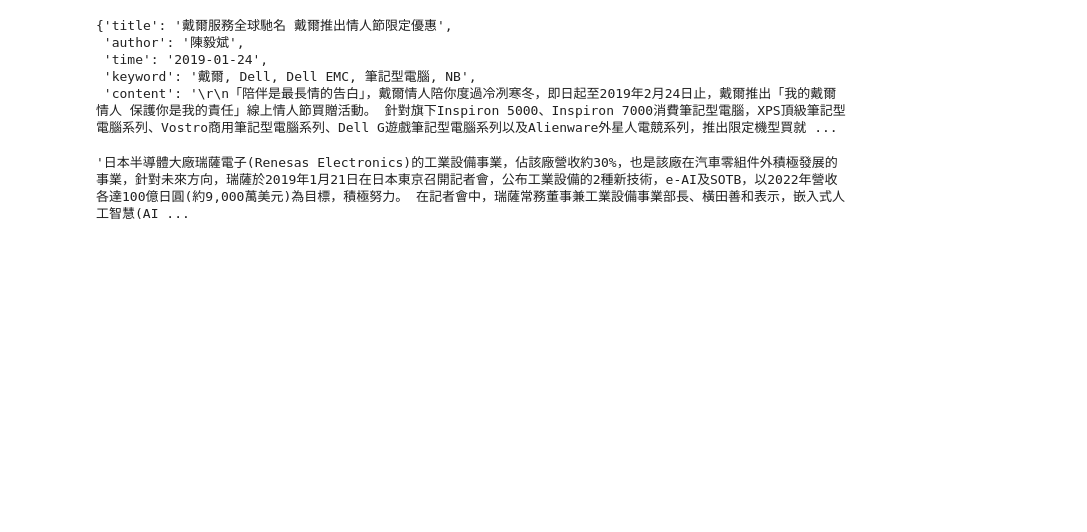
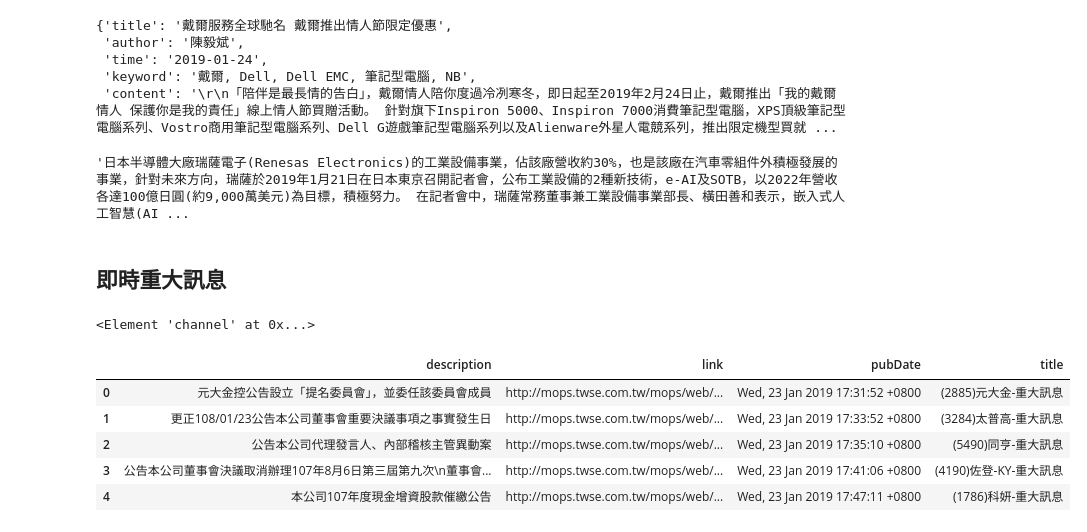
Before and after one commit to ywchiu/cathaysitecrawler, a Jupyter notebook: Demo20190124.ipynb, the cells around one changed output. Drawn from its saved outputs; the diff is of its cells as text; code cells hidden in the pictures; blank space fills up the shorter version.

```diff
--- a/Demo20190124.ipynb
+++ b/Demo20190124.ipynb
@@ -395,3 +395,16 @@ soup = BeautifulSoup(res.text, 'html.parser')
 ' '.join([p.text for p in soup.select('.main_p')]).split('function')[0].strip()
 # %% [output]
 '日本半導體大廠瑞薩電子(Renesas Electronics)的工業設備事業，佔該廠營收約30%，也是該廠在汽車零組件外積極發展的事業，針對未來方向，瑞薩於2019年1月21日在日本東京召開記者會，公布工業設備的2種新技術，e-AI及SOTB，以2022年營收各達100億日圓(約9,000萬美元)為目標，積極努力。 在記者會中，瑞薩常務董事兼工業設備事業部長、橫田善和表示，嵌入式人工智慧(AI ...
+# %% [markdown]
+## 即時重大訊息
+# %%
+import requests
+from bs4 import BeautifulSoup
+import xml.etree.ElementTree as ET
+res = requests.get('http://mops.twse.com.tw/nas/rss/mopsrss201001.xml')
+
+root = ET.fromstring(res.text)
+# %%
+root.find('channel')
+# %% [output]
+<Element 'channel' at 0x...>
@@ -397,0 +420,12 @@ soup = BeautifulSoup(res.text, 'html.parser')
+# %%
+import pandas
+df = pandas.DataFrame(messages)
+# %%
+df.head()
+# %% [output]
+|  | description | link | pubDate | title |
+| 0 | 元大金控公告設立「提名委員會」，並委任該委員會成員 | http://mops.twse.com.tw/mops/web/... | Wed, 23 Jan 2019 17:31:52 +0800 | (2885)元大金-重大訊息 |
+| 1 | 更正108/01/23公告本公司董事會重要決議事項之事實發生日 | http://mops.twse.com.tw/mops/web/... | Wed, 23 Jan 2019 17:33:52 +0800 | (3284)太普高-重大訊息 |
+| 2 | 公告本公司代理發言人、內部稽核主管異動案 | http://mops.twse.com.tw/mops/web/... | Wed, 23 Jan 2019 17:35:10 +0800 | (5490)同亨-重大訊息 |
+| 3 | 公告本公司董事會決議取消辦理107年8月6日第三屆第九次\n董事會... | http://mops.twse.com.tw/mops/web/... | Wed, 23 Jan 2019 17:41:06 +0800 | (4190)佐登-KY-重大訊息 |
+| 4 | 本公司107年度現金增資股款催繳公告 | http://mops.twse.com.tw/mops/web/... | Wed, 23 Jan 2019 17:47:11 +0800 | (1786)科妍-重大訊息 |
```
Also changed, not shown: parts of 30 cells of this notebook.
